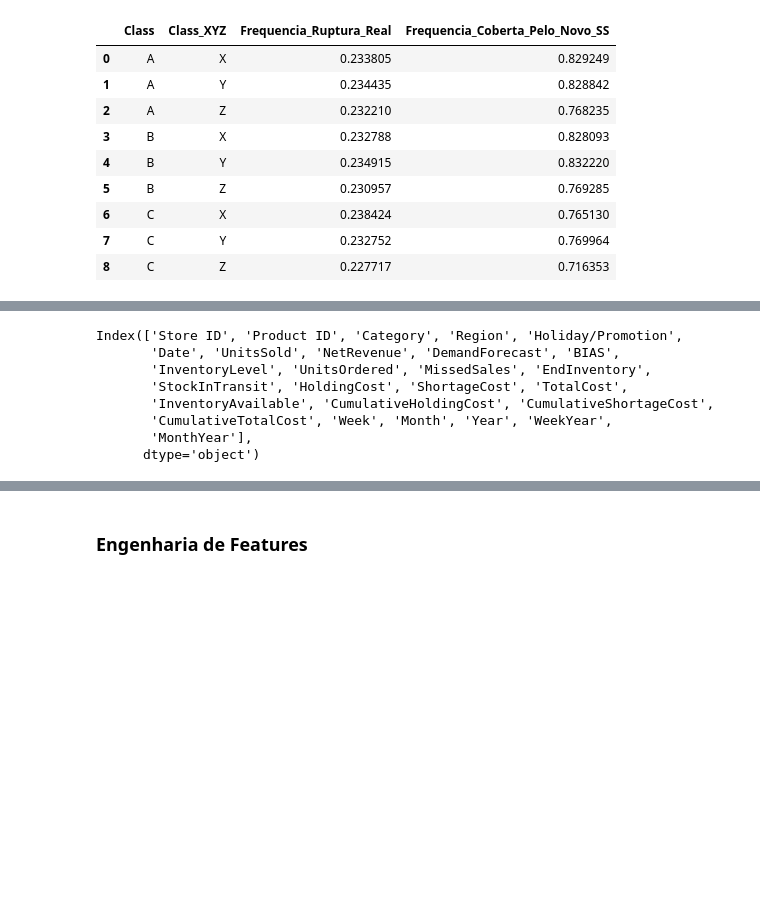
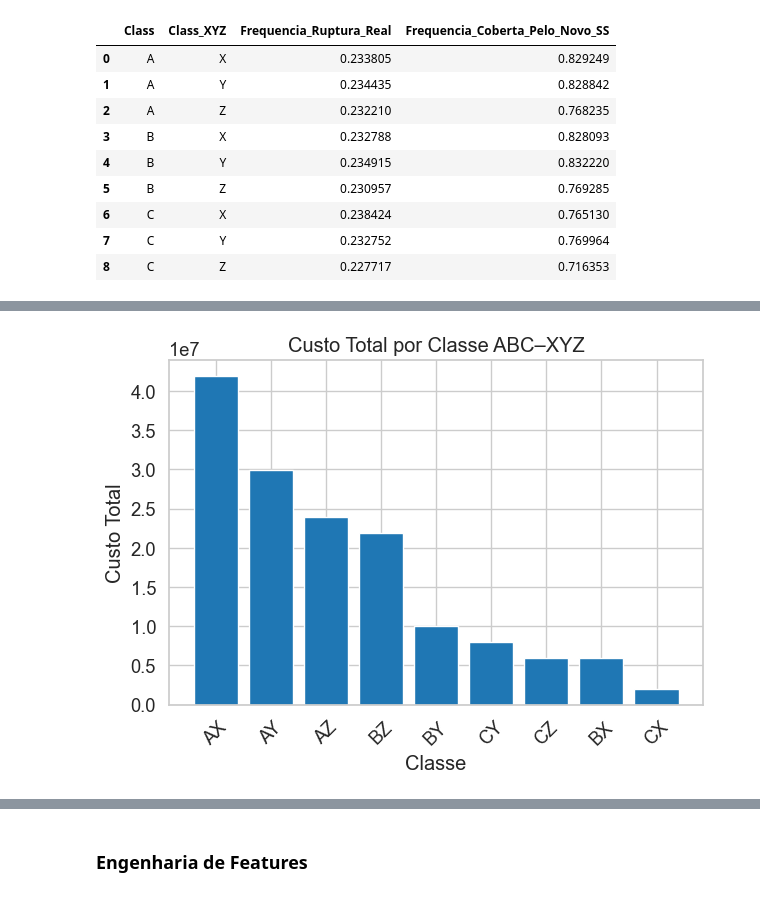
Before and after one commit to sergioneto12/DemandPlanning_DataAnalysis_Forecasting, a Jupyter notebook: analysis.ipynb, the cells around one changed output, grey strips where cells are left out. Drawn from its saved outputs; the diff is of its cells as text; code cells hidden in the pictures; blank space fills up the shorter version.

Commit message:
fechando a estratégia de forecasting e descrevendo no notebook

```diff
--- a/analysis.ipynb
+++ b/analysis.ipynb
@@ -1380,11 +1425,18 @@ portfolio_product["cumulative_cost_pct"] = (
 # %%
-merged_df.columns
+portfolio_class_sorted = portfolio_class.sort_values(
+    by="total_cost", ascending=False
+)
+
+plt.figure()
+plt.bar(
+    portfolio_class_sorted["ABC_XYZ"],
+    portfolio_class_sorted["total_cost"]
+)
+plt.xticks(rotation=45)
+plt.title("Custo Total por Classe ABC–XYZ")
+plt.xlabel("Classe")
+plt.ylabel("Custo Total")
+plt.tight_layout()
+plt.show()
 # %% [output]
-Index(['Store ID', 'Product ID', 'Category', 'Region', 'Holiday/Promotion',
-       'Date', 'UnitsSold', 'NetRevenue', 'DemandForecast', 'BIAS',
-       'InventoryLevel', 'UnitsOrdered', 'MissedSales', 'EndInventory',
-       'StockInTransit', 'HoldingCost', 'ShortageCost', 'TotalCost',
-       'InventoryAvailable', 'CumulativeHoldingCost', 'CumulativeShortageCost',
-       'CumulativeTotalCost', 'Week', 'Month', 'Year', 'WeekYear',
-       'MonthYear'],
-      dtype='object')
+[figure, added]
```
Also changed, not shown: parts of 16 cells of this notebook.
